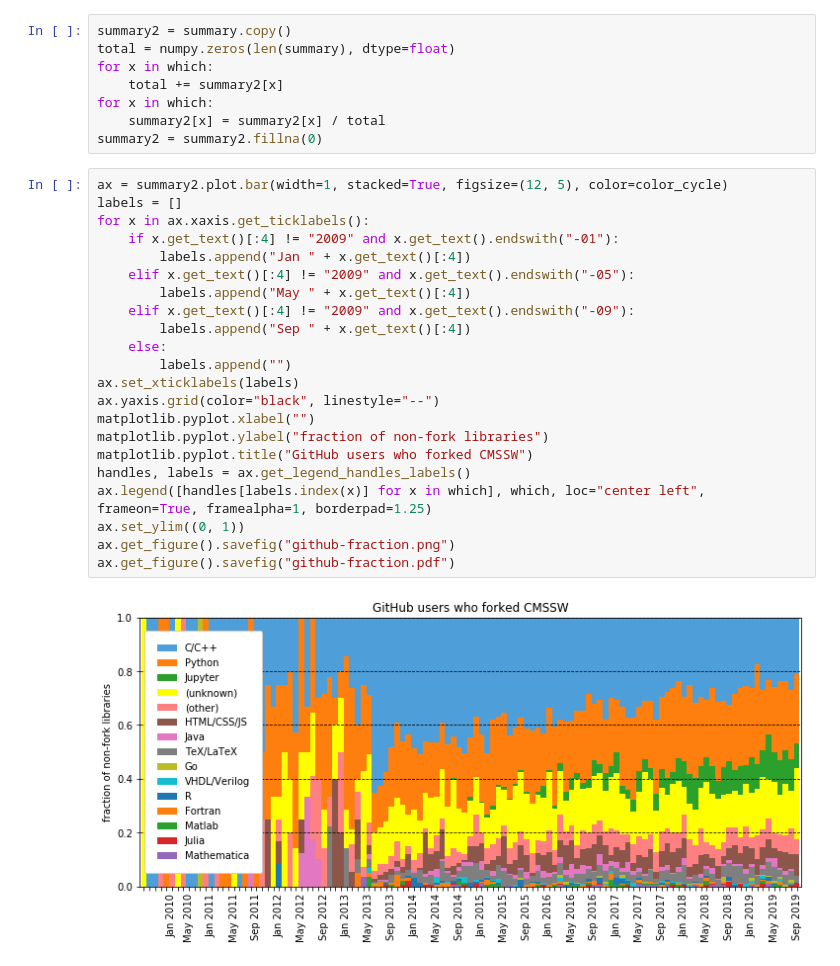
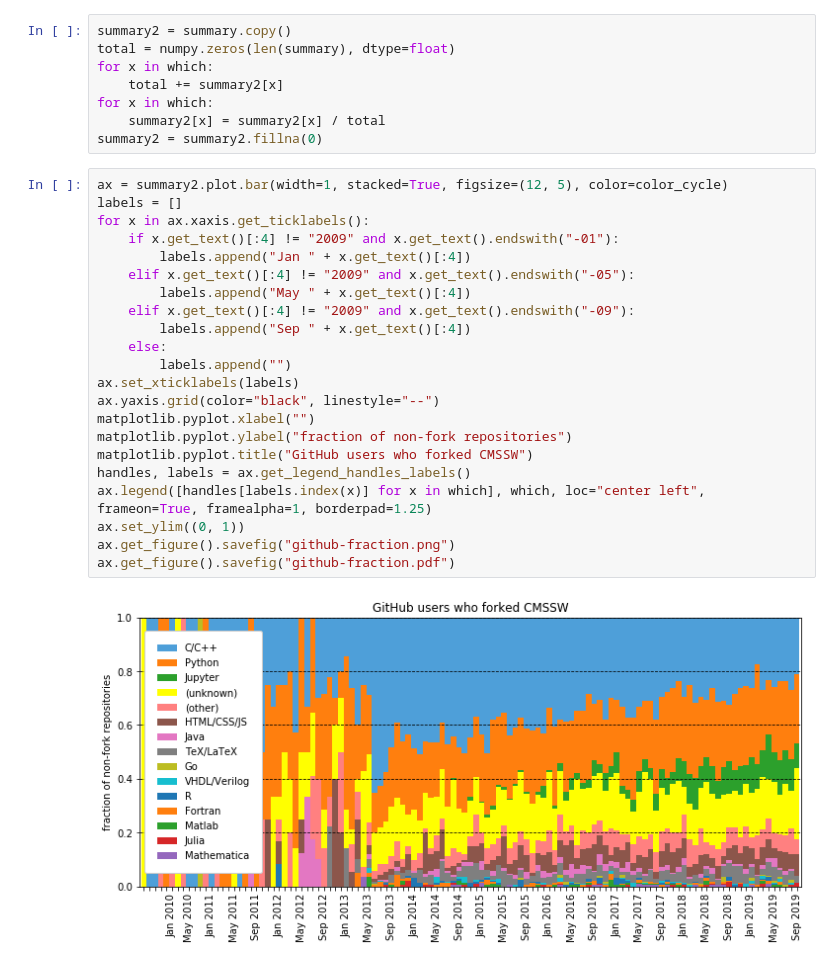
Before and after one commit to jpivarski-talks/2019-10-17-pyhep-awkward, a Jupyter notebook: analysis.ipynb, the cells around one changed output. Saved outputs shown, nothing was run; the diff lists cells and outputs as text.

```diff
--- a/analysis.ipynb
+++ b/analysis.ipynb
@@ -241,27 +241,27 @@ summary2 = summary2.fillna(0)
 # %%
 ax = summary2.plot.bar(width=1, stacked=True, figsize=(12, 5), color=color_cycle)
 labels = []
 for x in ax.xaxis.get_ticklabels():
     if x.get_text()[:4] != "2009" and x.get_text().endswith("-01"):
         labels.append("Jan " + x.get_text()[:4])
     elif x.get_text()[:4] != "2009" and x.get_text().endswith("-05"):
         labels.append("May " + x.get_text()[:4])
     elif x.get_text()[:4] != "2009" and x.get_text().endswith("-09"):
         labels.append("Sep " + x.get_text()[:4])
     else:
         labels.append("")
 ax.set_xticklabels(labels)
 ax.yaxis.grid(color="black", linestyle="--")
 matplotlib.pyplot.xlabel("")
-matplotlib.pyplot.ylabel("fraction of non-fork libraries")
+matplotlib.pyplot.ylabel("fraction of non-fork repositories")
 matplotlib.pyplot.title("GitHub users who forked CMSSW")
 handles, labels = ax.get_legend_handles_labels()
 ax.legend([handles[labels.index(x)] for x in which], which, loc="center left", frameon=True, framealpha=1, borderpad=1.25)
 ax.set_ylim((0, 1))
 ax.get_figure().savefig("github-fraction.png")
 ax.get_figure().savefig("github-fraction.pdf")
 # %% [output]
-[figure, old version]
+[figure, new version]
 # %%
 ax = summary2[["C/C++", "Python", "Jupyter"]].plot(figsize=(12, 5))
 ax.yaxis.grid(color="gray", linestyle="--")
```
Also changed, not shown: parts of 2 cells of this notebook, 6 other files.
